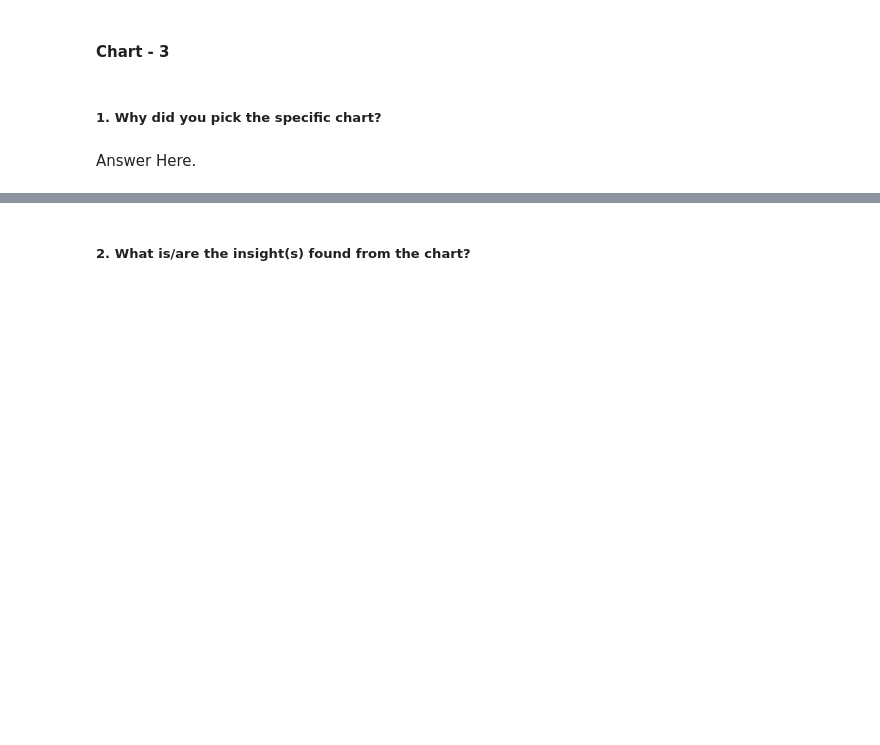
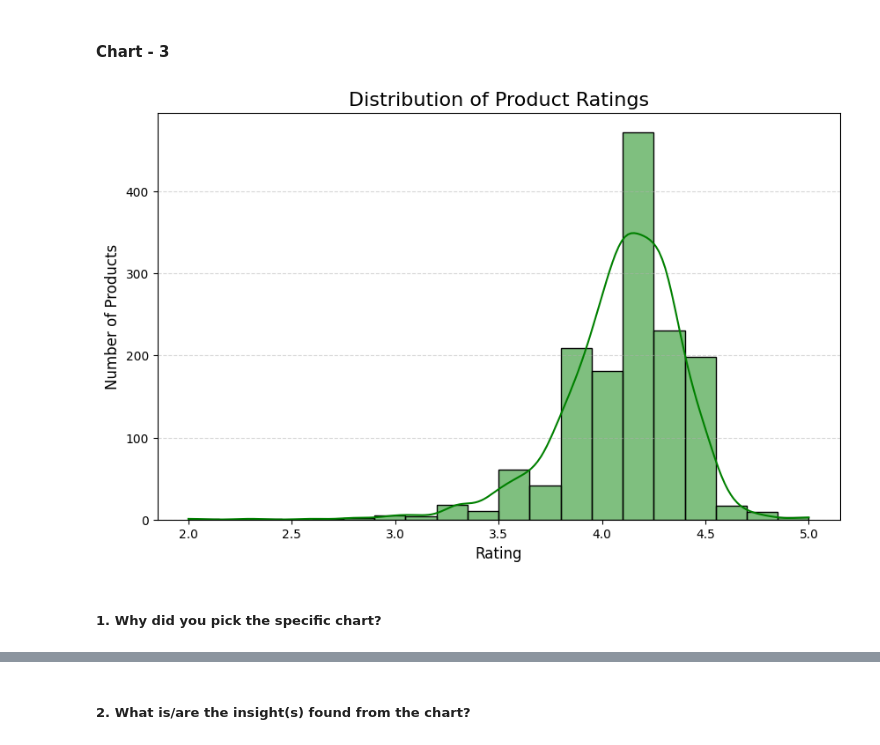
Before and after one commit to Sneha8126/ML---Unsupervised-Learning-Project, a Jupyter notebook: Sneha_copy_of_Sample_ML_Submission_Clustering_Template.ipynb, the cells around one changed output, grey strips where cells are left out. Drawn from its saved outputs; the diff is of its cells as text; code cells hidden in the pictures; blank space fills up the shorter version.

Commit message:
Added chart-3

```diff
--- a/Sneha_copy_of_Sample_ML_Submission_Clustering_Template.ipynb
+++ b/Sneha_copy_of_Sample_ML_Submission_Clustering_Template.ipynb
@@ -444,4 +442,25 @@ Are there any insights that lead to negative growth? Justify with specific reaso
+# %%
+# Chart - 3 visualization code
+
+plt.figure(figsize=(10,6))
+
+sns.histplot(
+    data=df,
+    x='rating',
+    bins=20,
+    kde=True,
+    color='green',
+    edgecolor='black'
+)
+
+plt.title('Distribution of Product Ratings', fontsize=16)
+plt.xlabel('Rating', fontsize=12)
+plt.ylabel('Number of Products', fontsize=12)
+
+plt.grid(axis='y', linestyle='--', alpha=0.5)
+
+plt.show()
+# %% [output]
+[figure, added]
 # %% [markdown]
 ##### 1. Why did you pick the specific chart?
-# %% [markdown]
-Answer Here.
```
Also changed, not shown: parts of 6 cells of this notebook.
